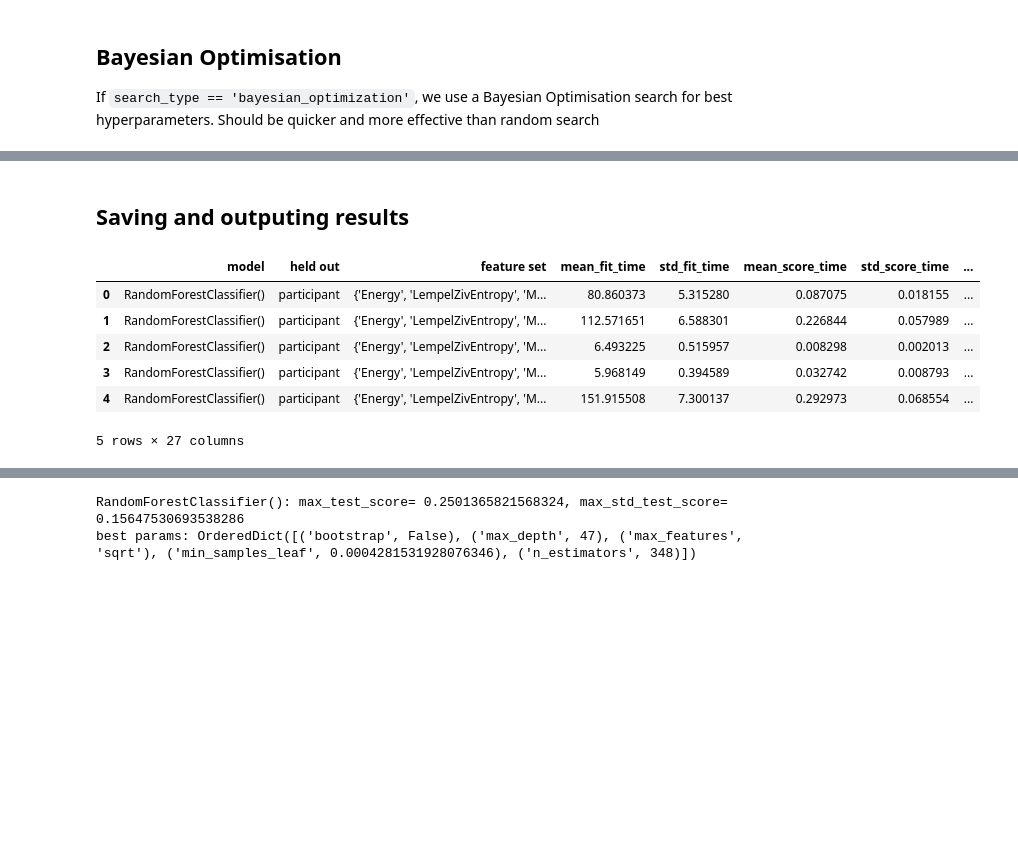
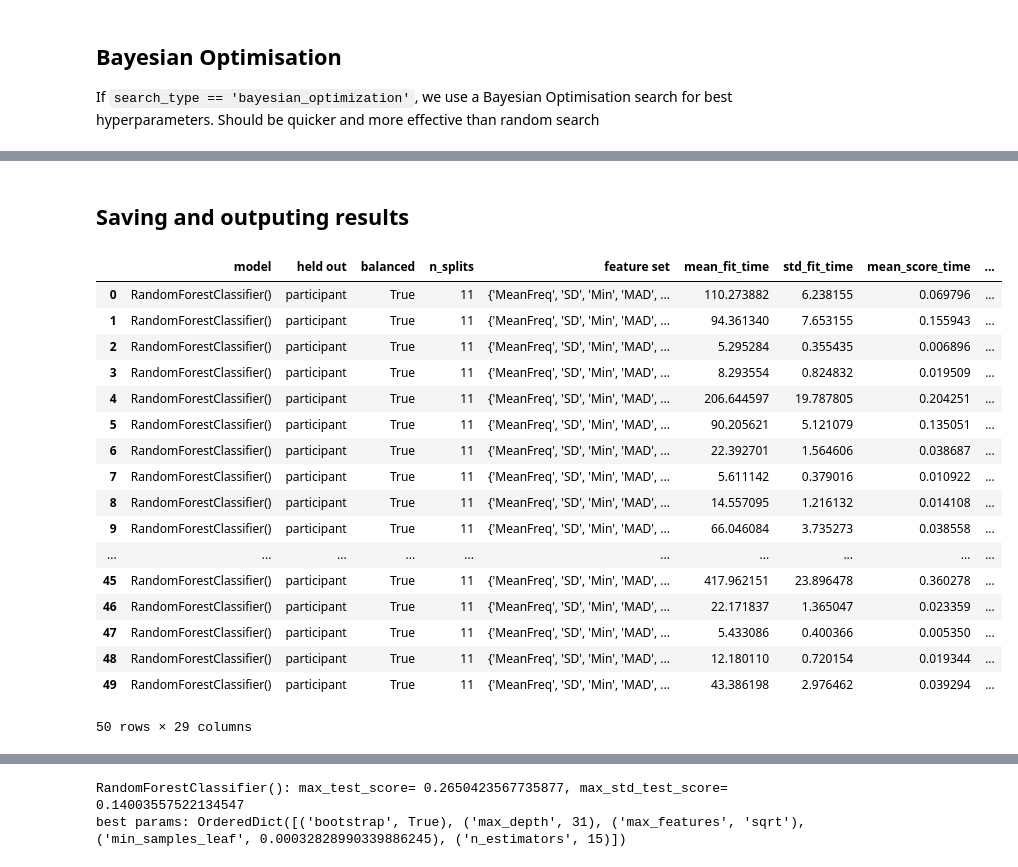
Before and after one commit to lukedickens/predicament, a Jupyter notebook: notebooks/featured_prediction_random_forest.ipynb, the cells around one changed output, grey strips where cells are left out. Saved outputs shown, nothing was run; the diff lists cells and outputs as text; code cells hidden in the pictures; blank space fills up the shorter version.

```diff
--- a/notebooks/featured_prediction_random_forest.ipynb
+++ b/notebooks/featured_prediction_random_forest.ipynb
@@ -95,13 +95,15 @@ Index(['participant', 'condition', 'start time', 'Mean0', 'Mean1', 'Mean2',
        'LempelZivEntropy[b=1][6]'],
       dtype='object', length=157)
 # %%
-# balance featured data
-subject_condition_counts = get_group_label_counts(featured_df, 'participant', 'condition')
-print(f"before balancing: subject_condition_counts = {subject_condition_counts}")
-featured_df = balance_data(featured_df, group_col='participant', label_col='condition')
-subject_condition_counts = get_group_label_counts(featured_df, 'participant', 'condition')
+is_balanced = True
+if is_balanced:
+    # balance featured data
+    subject_condition_counts = get_group_label_counts(featured_df, 'participant', 'condition')
+    print(f"before balancing: subject_condition_counts = {subject_condition_counts}")
+    featured_df = balance_data(featured_df, group_col='participant', label_col='condition')
+    subject_condition_counts = get_group_label_counts(featured_df, 'participant', 'condition')
 
-print(f"after balancing: subject_condition_counts = {subject_condition_counts}")
+    print(f"after balancing: subject_condition_counts = {subject_condition_counts}")
 # %% [output]
 before balancing: subject_condition_counts = [[ 833.  473.  473.  473.  473.]
  [ 833.  113.  353.  473.  353.]
@@ -216,7 +218,7 @@ if search_type == 'bayesian_optimization':
         # Number of trees in random forest
         n_estimators = Integer(10,2000, prior='log-uniform'),
         # Number of features to consider at every split
-        max_features = Categorical(['auto', 'sqrt']),
+        max_features = Categorical(['log2', 'sqrt']),
         # Maximum number of levels in tree
         max_depth = Integer(1, 200,  prior='log-uniform'),
         # Minimum number of samples required at each leaf node
@@ -253,17 +257,30 @@ Fitting 11 folds for each of 1 candidates, totalling 11 fits
-# %% [markdown]
-## Saving and outputing results
+# %% [markdown]
+## Saving and outputing results
 # %%
 result_df = pd.DataFrame(param_search.cv_results_)
 result_df.insert(0, 'model', str(estimator))
 result_df.insert(1, 'held out', held_out)
-result_df.insert(2, 'feature set', str(feature_types))
+result_df.insert(2, 'balanced', is_balanced)
+result_df.insert(3, 'n_splits', param_search.get_params()['cv'].get_n_splits())
+result_df.insert(4, 'feature set', str(feature_types))
 display(result_df)
 save_results_df_to_file(result_df, f'{search_type}_{name}')
 # %% [output]
-|  | model | held out | feature set | mean_fit_time | std_fit_time | mean_score_time | std_score_time | ... |
-| 0 | RandomForestClassifier() | participant | {'Energy', 'LempelZivEntropy', 'M... | 80.860373 | 5.315280 | 0.087075 | 0.018155 | ... |
-| 1 | RandomForestClassifier() | participant | {'Energy', 'LempelZivEntropy', 'M... | 112.571651 | 6.588301 | 0.226844 | 0.057989 | ... |
-| 2 | RandomForestClassifier() | participant | {'Energy', 'LempelZivEntropy', 'M... | 6.493225 | 0.515957 | 0.008298 | 0.002013 | ... |
-| 3 | RandomForestClassifier() | participant | {'Energy', 'LempelZivEntropy', 'M... | 5.968149 | 0.394589 | 0.032742 | 0.008793 | ... |
-| 4 | RandomForestClassifier() | participant | {'Energy', 'LempelZivEntropy', 'M... | 151.915508 | 7.300137 | 0.292973 | 0.068554 | ... |
+|  | model | held out | balanced | n_splits | feature set | mean_fit_time | std_fit_time | mean_score_time | ... |
+| 0 | RandomForestClassifier() | participant | True | 11 | {'MeanFreq', 'SD', 'Min', 'MAD', ... | 110.273882 | 6.238155 | 0.069796 | ... |
+| 1 | RandomForestClassifier() | participant | True | 11 | {'MeanFreq', 'SD', 'Min', 'MAD', ... | 94.361340 | 7.653155 | 0.155943 | ... |
+| 2 | RandomForestClassifier() | participant | True | 11 | {'MeanFreq', 'SD', 'Min', 'MAD', ... | 5.295284 | 0.355435 | 0.006896 | ... |
+| 3 | RandomForestClassifier() | participant | True | 11 | {'MeanFreq', 'SD', 'Min', 'MAD', ... | 8.293554 | 0.824832 | 0.019509 | ... |
+| 4 | RandomForestClassifier() | participant | True | 11 | {'MeanFreq', 'SD', 'Min', 'MAD', ... | 206.644597 | 19.787805 | 0.204251 | ... |
+| 5 | RandomForestClassifier() | participant | True | 11 | {'MeanFreq', 'SD', 'Min', 'MAD', ... | 90.205621 | 5.121079 | 0.135051 | ... |
+| 6 | RandomForestClassifier() | participant | True | 11 | {'MeanFreq', 'SD', 'Min', 'MAD', ... | 22.392701 | 1.564606 | 0.038687 | ... |
+| 7 | RandomForestClassifier() | participant | True | 11 | {'MeanFreq', 'SD', 'Min', 'MAD', ... | 5.611142 | 0.379016 | 0.010922 | ... |
+| 8 | RandomForestClassifier() | participant | True | 11 | {'MeanFreq', 'SD', 'Min', 'MAD', ... | 14.557095 | 1.216132 | 0.014108 | ... |
+| 9 | RandomForestClassifier() | participant | True | 11 | {'MeanFreq', 'SD', 'Min', 'MAD', ... | 66.046084 | 3.735273 | 0.038558 | ... |
+| ... | ... | ... | ... | ... | ... | ... | ... | ... | ... |
+| 45 | RandomForestClassifier() | participant | True | 11 | {'MeanFreq', 'SD', 'Min', 'MAD', ... | 417.962151 | 23.896478 | 0.360278 | ... |
+| 46 | RandomForestClassifier() | participant | True | 11 | {'MeanFreq', 'SD', 'Min', 'MAD', ... | 22.171837 | 1.365047 | 0.023359 | ... |
+| 47 | RandomForestClassifier() | participant | True | 11 | {'MeanFreq', 'SD', 'Min', 'MAD', ... | 5.433086 | 0.400366 | 0.005350 | ... |
+| 48 | RandomForestClassifier() | participant | True | 11 | {'MeanFreq', 'SD', 'Min', 'MAD', ... | 12.180110 | 0.720154 | 0.019344 | ... |
+| 49 | RandomForestClassifier() | participant | True | 11 | {'MeanFreq', 'SD', 'Min', 'MAD', ... | 43.386198 | 2.976462 | 0.039294 | ... |
-5 rows × 27 columns
+50 rows × 29 columns
@@ -271,5 +288,5 @@ saving to ../data/results/bayesian_optimization_RandomForest_2023-12-28T19:06:57
 # %%
 _ = output_model_best_from_results(result_df)
 # %% [output]
-RandomForestClassifier(): max_test_score= 0.2501365821568324, max_std_test_score= 0.15647530693538286
-best params: OrderedDict([('bootstrap', False), ('max_depth', 47), ('max_features', 'sqrt'), ('min_samples_leaf', 0.0004281531928076346), ('n_estimators', 348)])
+RandomForestClassifier(): max_test_score= 0.2650423567735877, max_std_test_score= 0.14003557522134547
+best params: OrderedDict([('bootstrap', True), ('max_depth', 31), ('max_features', 'sqrt'), ('min_samples_leaf', 0.00032828990339886245), ('n_estimators', 15)])
```
Also changed, not shown: parts of 8 cells of this notebook, 8 other files.
